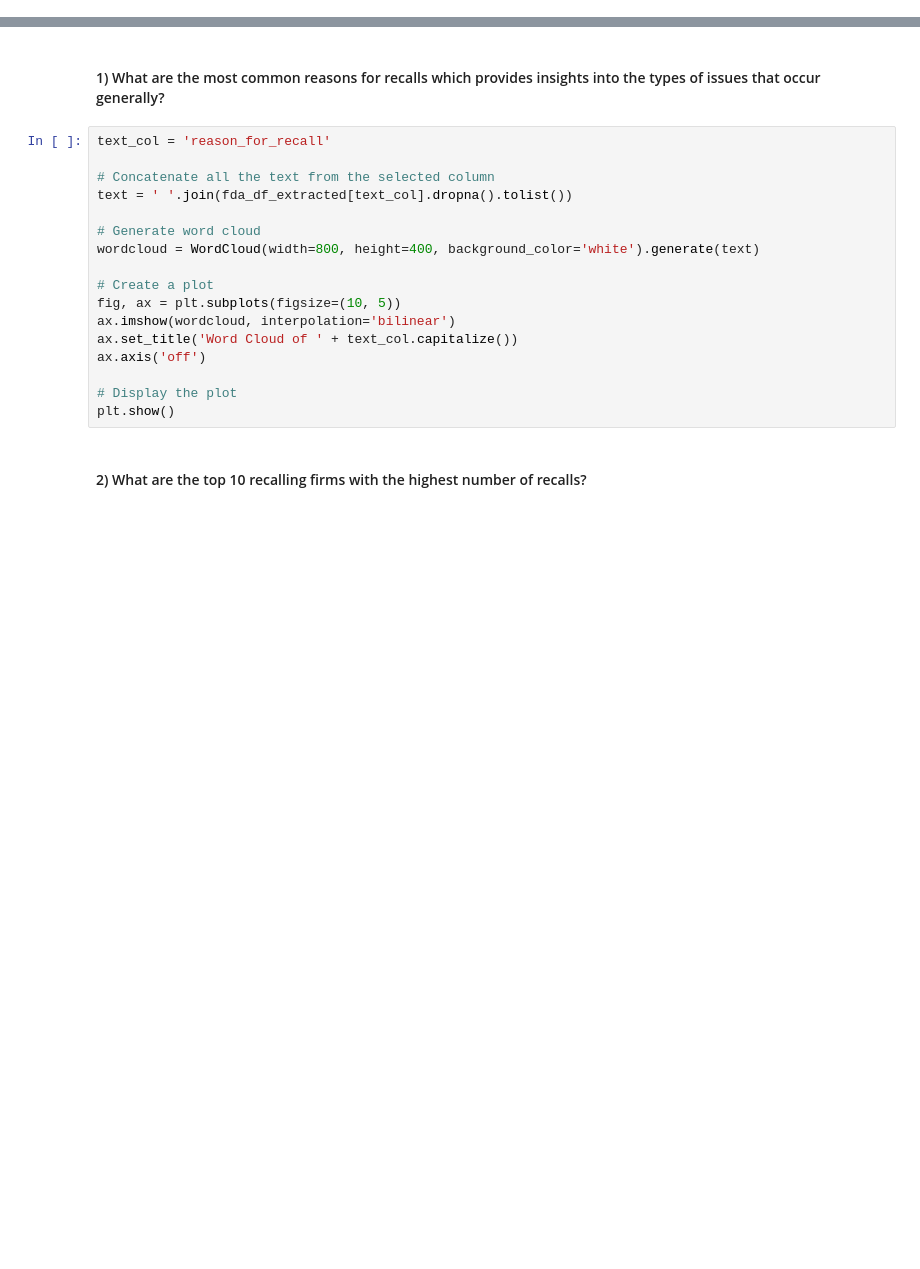
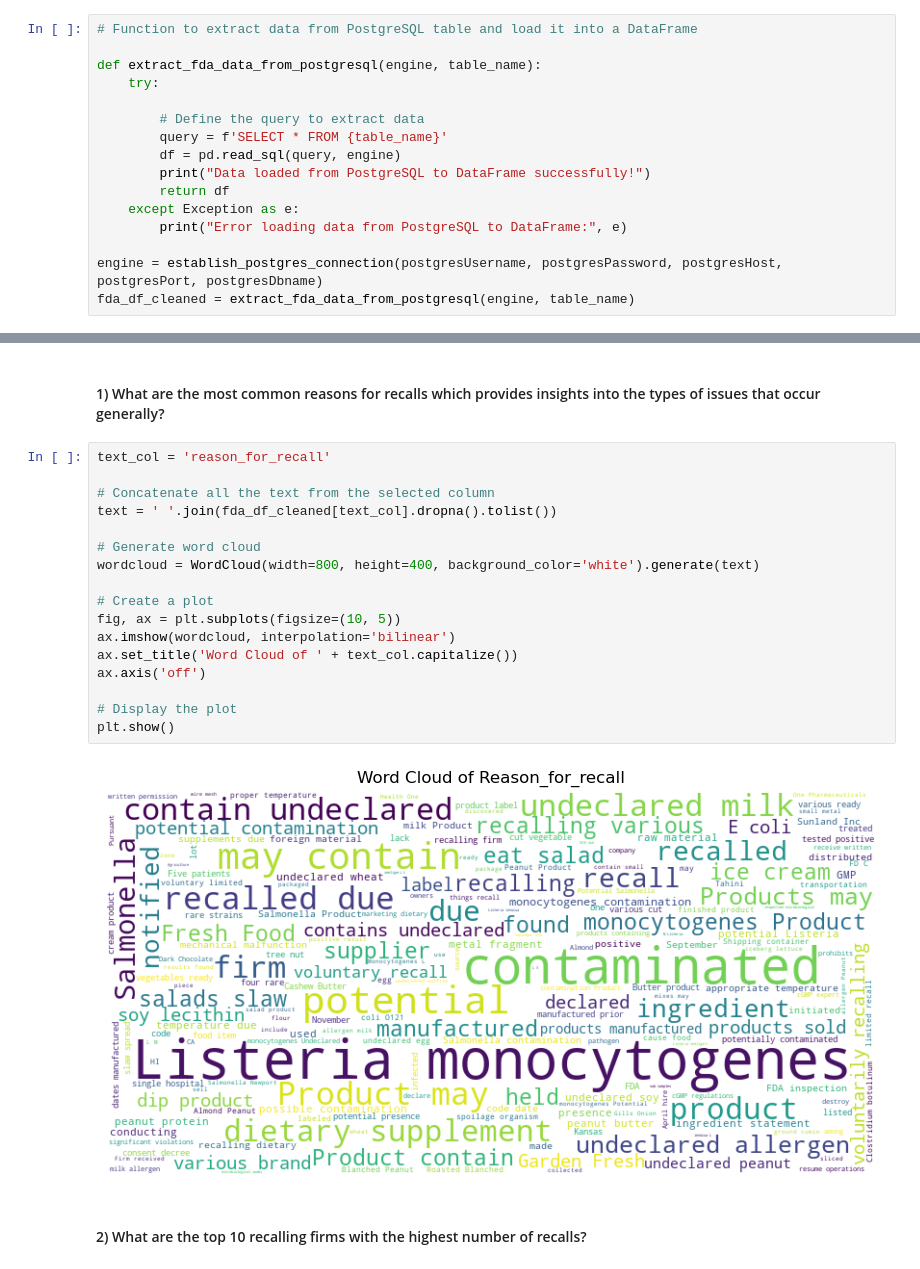
Before and after one commit to Subash2409/pheonix, a Jupyter notebook: x22163549_Ashlyn_fda_extraction_preprocessing_visualization_loading.ipynb, the cells around one changed output, grey strips where cells are left out. Cells and saved outputs as stored; diff of their text form; blank space fills up the shorter version.

```diff
--- a/x22163549_Ashlyn_fda_extraction_preprocessing_visualization_loading.ipynb
+++ b/x22163549_Ashlyn_fda_extraction_preprocessing_visualization_loading.ipynb
@@ -204,0 +330,16 @@ df = null_value_count_after_processing(fda_df_extracted)
+# %%
+# Function to extract data from PostgreSQL table and load it into a DataFrame
+
+def extract_fda_data_from_postgresql(engine, table_name):
+    try:
+
+        # Define the query to extract data
+        query = f'SELECT * FROM {table_name}'
+        df = pd.read_sql(query, engine)
+        print("Data loaded from PostgreSQL to DataFrame successfully!")
+        return df
+    except Exception as e:
+        print("Error loading data from PostgreSQL to DataFrame:", e)
+
+engine = establish_postgres_connection(postgresUsername, postgresPassword, postgresHost, postgresPort, postgresDbname)
+fda_df_cleaned = extract_fda_data_from_postgresql(engine, table_name)
@@ -209,20 +358,22 @@ df = null_value_count_after_processing(fda_df_extracted)
 # %%
 text_col = 'reason_for_recall'
 
 # Concatenate all the text from the selected column
-text = ' '.join(fda_df_extracted[text_col].dropna().tolist())
+text = ' '.join(fda_df_cleaned[text_col].dropna().tolist())
 
 # Generate word cloud
 wordcloud = WordCloud(width=800, height=400, background_color='white').generate(text)
 
 # Create a plot
 fig, ax = plt.subplots(figsize=(10, 5))
 ax.imshow(wordcloud, interpolation='bilinear')
 ax.set_title('Word Cloud of ' + text_col.capitalize())
 ax.axis('off')
 
 # Display the plot
 plt.show()
+# %% [output]
+[figure, added]
 # %% [markdown]
 #### 2) What are the top 10 recalling firms with the highest number of recalls?
 # %%
```
Also changed, not shown: parts of 23 cells of this notebook.
